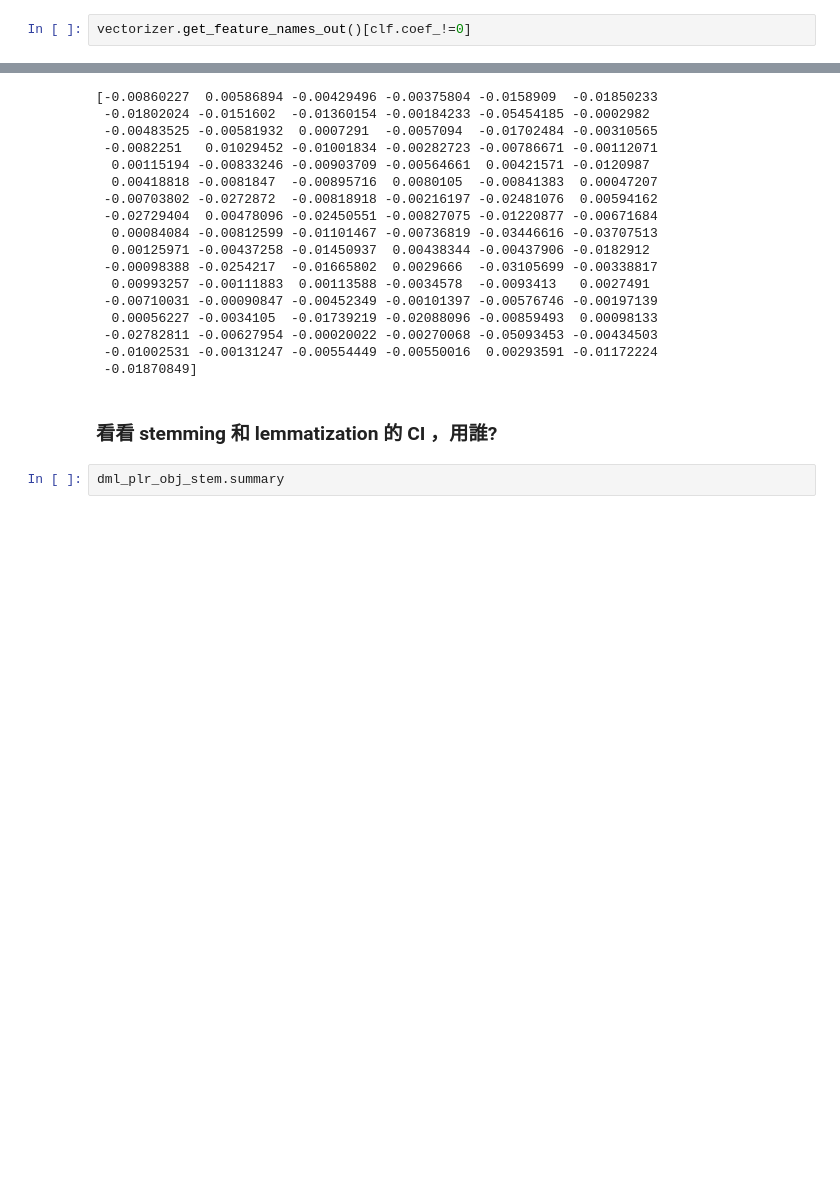
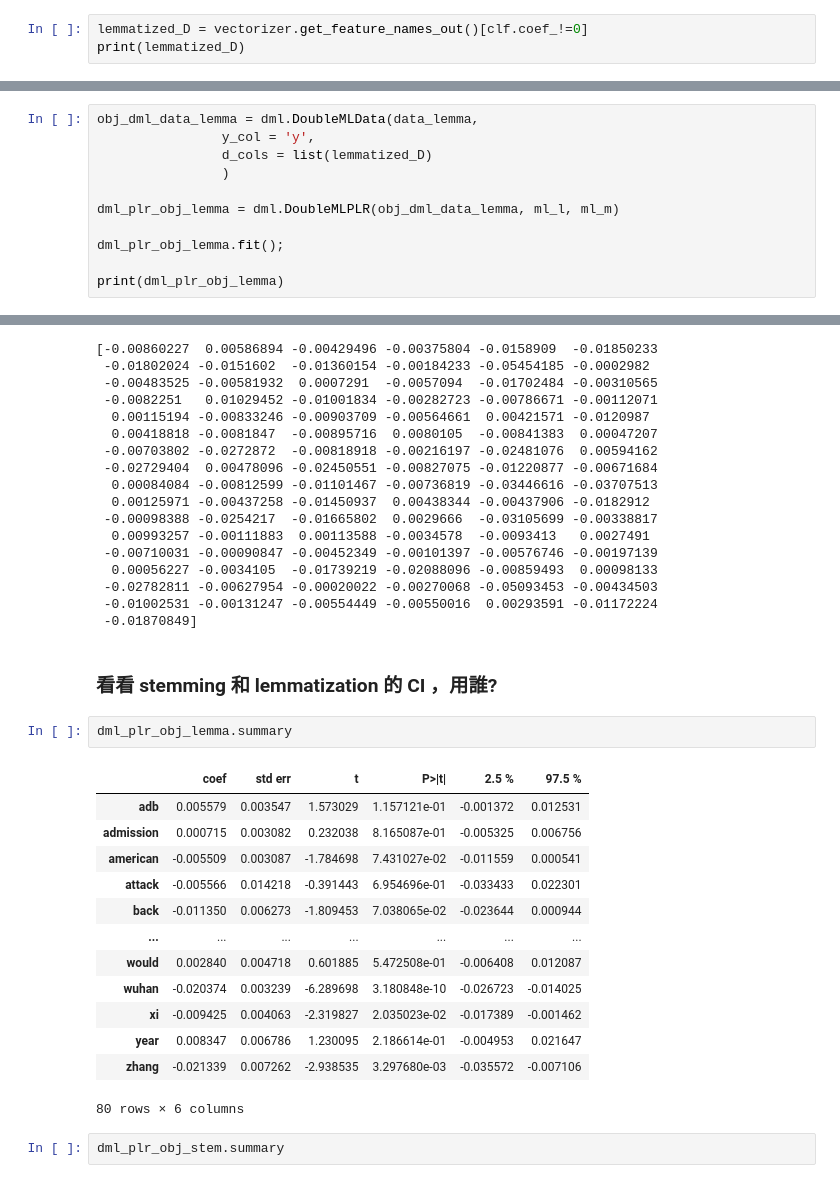
Before and after one commit to y4c6/master_thesis, a Jupyter notebook: EJMR_final.ipynb, the cells around one changed output, grey strips where cells are left out. Drawn from its saved outputs; the diff is of its cells as text; blank space fills up the shorter version.

```diff
--- a/EJMR_final.ipynb
+++ b/EJMR_final.ipynb
@@ -494,3 +494,4 @@ print(len(lemmatized_D))
 # %%
-vectorizer.get_feature_names_out()[clf.coef_!=0]
+lemmatized_D = vectorizer.get_feature_names_out()[clf.coef_!=0]
+print(lemmatized_D)
 # %% [output]
@@ -576,0 +579,11 @@ print(list(data_lemma.columns[np.nonzero(lasso_stem.coef_)]))
+# %%
+obj_dml_data_lemma = dml.DoubleMLData(data_lemma,
+                y_col = 'y',
+                d_cols = list(lemmatized_D)
+                )
+
+dml_plr_obj_lemma = dml.DoubleMLPLR(obj_dml_data_lemma, ml_l, ml_m)
+
+dml_plr_obj_lemma.fit();
+
+print(dml_plr_obj_lemma)
@@ -644,6 +698,22 @@ print(dml_plr_obj_stem.coef)
  -0.01870849]
 # %% [markdown]
 ### 看看 stemming 和 lemmatization 的 CI ，用誰?
+# %%
+dml_plr_obj_lemma.summary
+# %% [output]
+|  | coef | std err | t | P>|t| | 2.5 % | 97.5 % |
+| adb | 0.005579 | 0.003547 | 1.573029 | 1.157121e-01 | -0.001372 | 0.012531 |
+| admission | 0.000715 | 0.003082 | 0.232038 | 8.165087e-01 | -0.005325 | 0.006756 |
+| american | -0.005509 | 0.003087 | -1.784698 | 7.431027e-02 | -0.011559 | 0.000541 |
+| attack | -0.005566 | 0.014218 | -0.391443 | 6.954696e-01 | -0.033433 | 0.022301 |
+| back | -0.011350 | 0.006273 | -1.809453 | 7.038065e-02 | -0.023644 | 0.000944 |
+| ... | ... | ... | ... | ... | ... | ... |
+| would | 0.002840 | 0.004718 | 0.601885 | 5.472508e-01 | -0.006408 | 0.012087 |
+| wuhan | -0.020374 | 0.003239 | -6.289698 | 3.180848e-10 | -0.026723 | -0.014025 |
+| xi | -0.009425 | 0.004063 | -2.319827 | 2.035023e-02 | -0.017389 | -0.001462 |
+| year | 0.008347 | 0.006786 | 1.230095 | 2.186614e-01 | -0.004953 | 0.021647 |
+| zhang | -0.021339 | 0.007262 | -2.938535 | 3.297680e-03 | -0.035572 | -0.007106 |
+80 rows × 6 columns
 # %%
 dml_plr_obj_stem.summary
 # %% [output]
```
Also changed, not shown: parts of 13 cells of this notebook.
